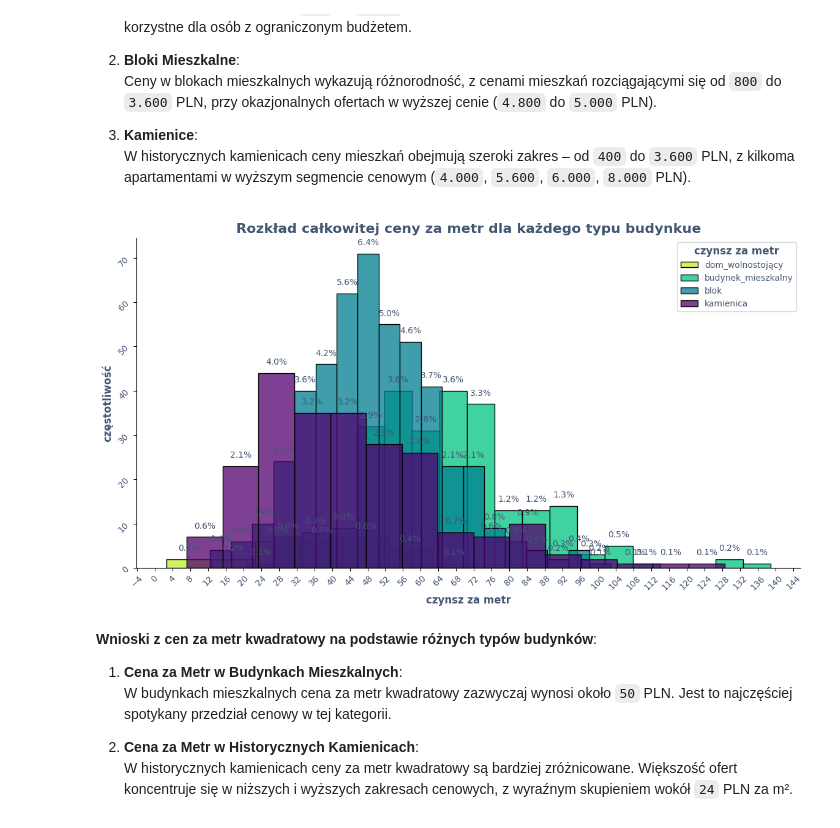
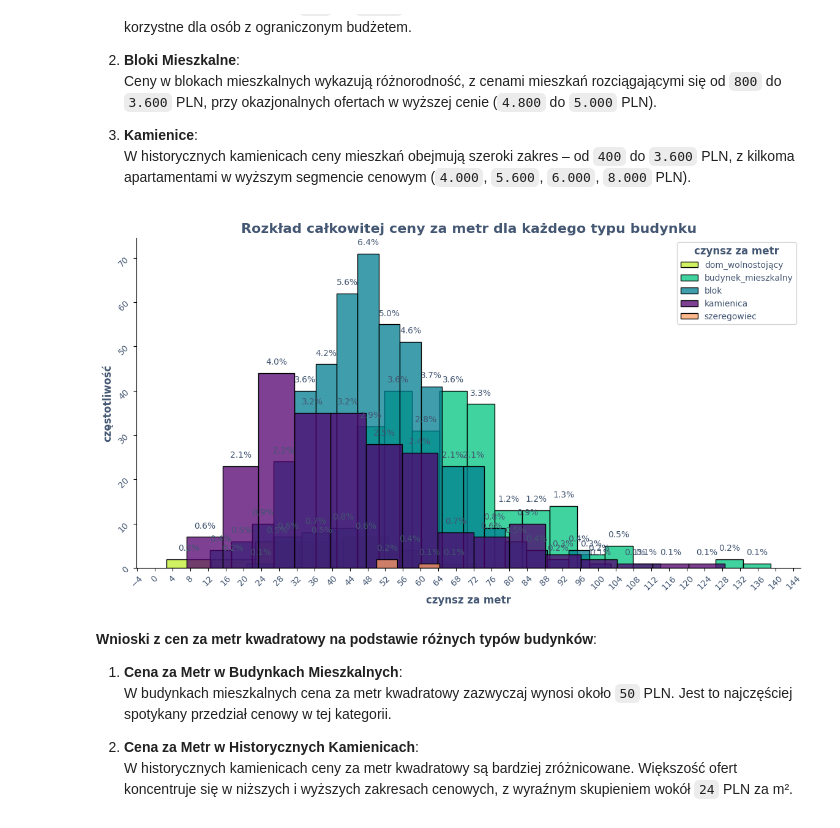
Before and after one commit to Luk-kar/Home-Market-Harvester, a Jupyter notebook: notebooks/003_EDA.pl.ipynb, the cells around one changed output. Saved outputs shown, nothing was run; the diff lists cells and outputs as text; code cells hidden in the pictures.

```diff
--- a/notebooks/003_EDA.pl.ipynb
+++ b/notebooks/003_EDA.pl.ipynb
@@ -140,7 +140,7 @@ combined_df[('rodzaj_i_rocznik', 'typ_budynku')]= combined_df[('rodzaj_i_rocznik
     'apartment_building': 'budynek_mieszkalny',
     'block_of_flats': 'blok',
     'historic_apartment_building': 'kamienica',
-    'tarraced_house': 'szeregowiec',
+    'terraced_house': 'szeregowiec',
     })
 # %% [markdown]
 ## 2. Badania eksploracyjne
@@ -545,14 +545,14 @@ W historycznych kamienicach ceny mieszkań obejmują szeroki zakres – od `400`
 # %%
 show_categorical_data_percentage_distribution(
     combined_df,
     ('rodzaj_i_rocznik', 'typ_budynku'),
     ('wycena', 'czynsz_za_metr'),
-    'Rozkład całkowitej ceny za metr dla każdego typu budynkue',
+    'Rozkład całkowitej ceny za metr dla każdego typu budynku',
     x_ticks_number= 40,
     x_ticks_rotation= True
     )
 # %% [output]
-[figure, old version]
+[figure, new version]
 # %% [markdown]
 **Wnioski z cen za metr kwadratowy na podstawie różnych typów budynków**:
 
```
Also changed, not shown: parts of 17 cells of this notebook, 1 other file.
